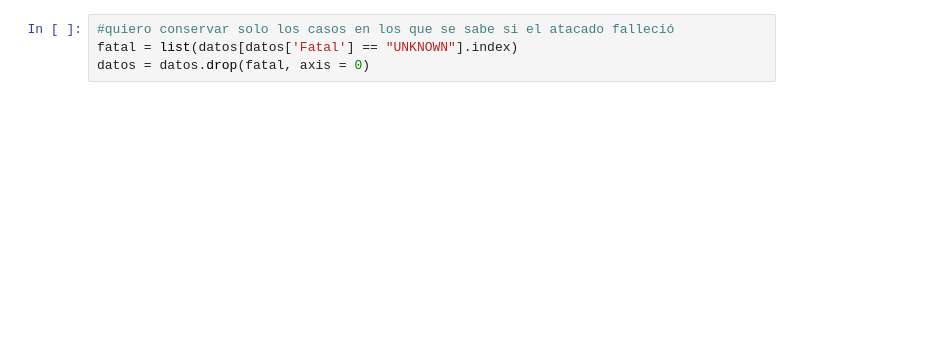
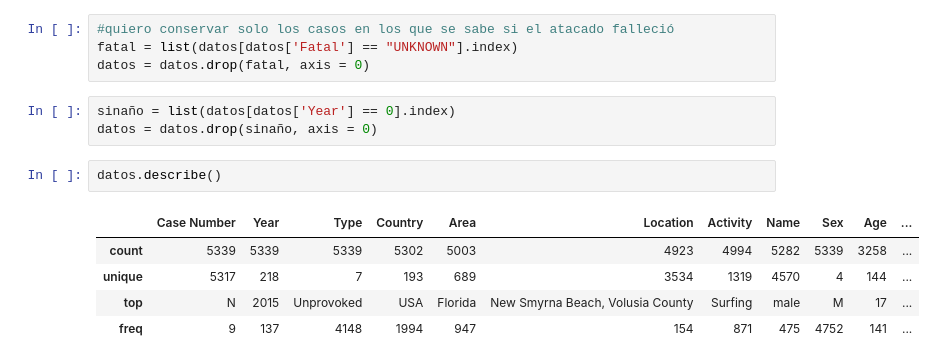
Before and after one commit to alvarorivasg/project-pandas, a Jupyter notebook: pandasproject.ipynb, the cells around one changed output. Saved outputs shown, nothing was run; the diff lists cells and outputs as text; blank space fills up the shorter version.

```diff
--- a/pandasproject.ipynb
+++ b/pandasproject.ipynb
@@ -764,3 +765,14 @@ datos.head()
 #quiero conservar solo los casos en los que se sabe si el atacado falleció
 fatal = list(datos[datos['Fatal'] == "UNKNOWN"].index)
 datos = datos.drop(fatal, axis = 0)
+# %%
+sinaño = list(datos[datos['Year'] == 0].index)
+datos = datos.drop(sinaño, axis = 0)
+# %%
+datos.describe()
+# %% [output]
+|  | Case Number | Year | Type | Country | Area | Location | Activity | Name | Sex | Age | ... |
+| count | 5339 | 5339 | 5339 | 5302 | 5003 | 4923 | 4994 | 5282 | 5339 | 3258 | ... |
+| unique | 5317 | 218 | 7 | 193 | 689 | 3534 | 1319 | 4570 | 4 | 144 | ... |
+| top | N | 2015 | Unprovoked | USA | Florida | New Smyrna Beach, Volusia County | Surfing | male | M | 17 | ... |
+| freq | 9 | 137 | 4148 | 1994 | 947 | 154 | 871 | 475 | 4752 | 141 | ... |
```
Also changed, not shown: parts of 12 cells of this notebook.
